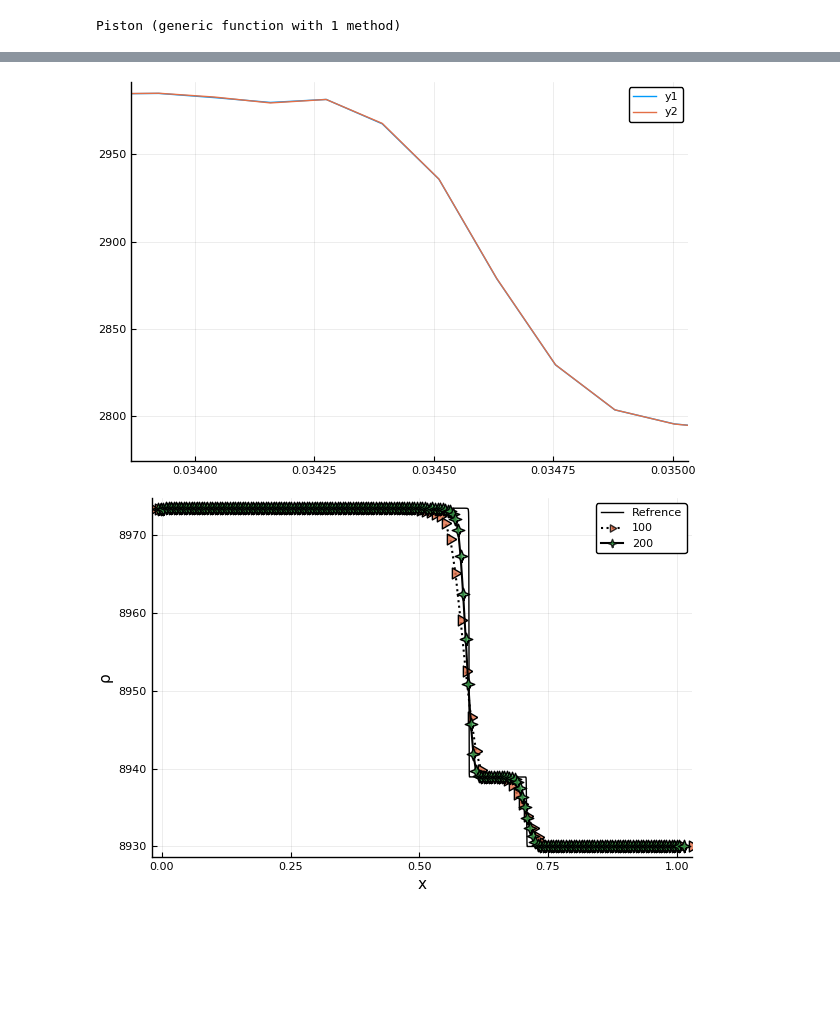
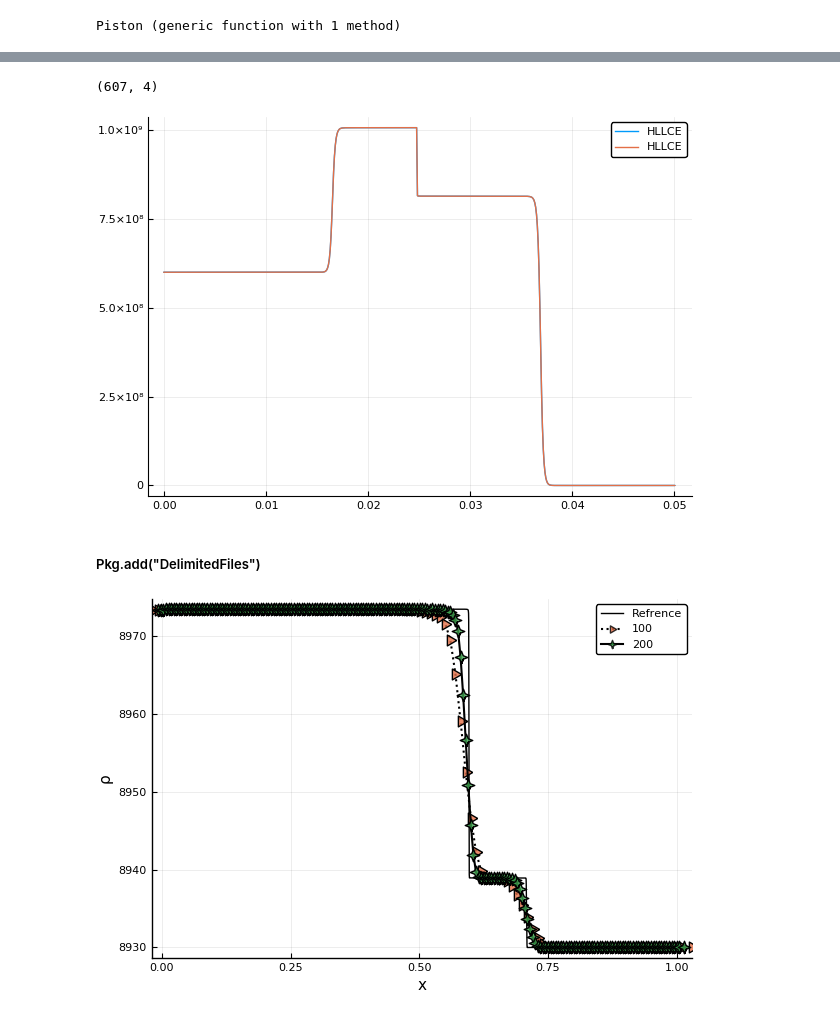
Before and after one commit to bfly123/julia_Lagrangian, a Jupyter notebook: Lagrangian_1d-2materials.ipynb, the cells around one changed output, grey strips where cells are left out. Saved outputs shown, nothing was run; the diff lists cells and outputs as text; code cells hidden in the pictures; blank space fills up the shorter version.

```diff
--- a/Lagrangian_1d-2materials.ipynb
+++ b/Lagrangian_1d-2materials.ipynb
@@ -1413,10 +1479,10 @@ Piston (generic function with 1 method)
 # %%
-function TwoMatter()
+function TwoMatter2()
 
     nv = 3
-    jx = 3000
+    jx = 400
     tt = 2.0e-6
-    cfl = 0.5
+    cfl = 0.3
     lx =5.0e-2
 
     kindProblem=1
@@ -1430,7 +1496,7 @@ function TwoMatter()
 
 
     ρ1=8930
-    u1=50
+    u1=60
     p1=1.e-12
     sxx1=0.0
 
@@ -1446,7 +1512,7 @@ function TwoMatter()
     inter=zeros(Int,jx+2nv+1)
     x = [(i-nv-1)*dx for i=1:jx+2nv+1]
 
-    ii = floor(Int,2.5e-2/dx)
+    ii = floor(Int,2.5e-2/dx)+nv+1
     println(ii)
     for i=1:jx+2nv+1
         if i <= ii
@@ -1511,5 +1552,9 @@ xEP = copy(x1); uoep = copy(uo1)
-# %%
-plot(xE,uoe[:,1],xlims = [0.0339,0.035])
-plot!(xEP,uoep[:,1])
-# %% [output]
-[figure, removed]
+# %%
+#using Plots
+println(size(uo1))
+pyplot()
+#Plots.plot(xi,ui[:,3],label = "HLLCE",marker =  3,xlabel = "ρ (kg/m^3)")
+Plots.plot!(x1,uo1[:,3],label = "HLLCE")
+# %% [output]
+(607, 4)
+[figure, added]
@@ -1516,3 +1577,5 @@ plot!(xEP,uoep[:,1])
+# %% [markdown]
+##### Pkg.add("DelimitedFiles")
 # %%
 pyplot()
 plot(xexct,uoexct[:,1],xlims=[0.01,1],color =:black, label = "Refrence",xlabel = "x", ylabel = "ρ")
```
Also changed, not shown: parts of 8 cells of this notebook.
